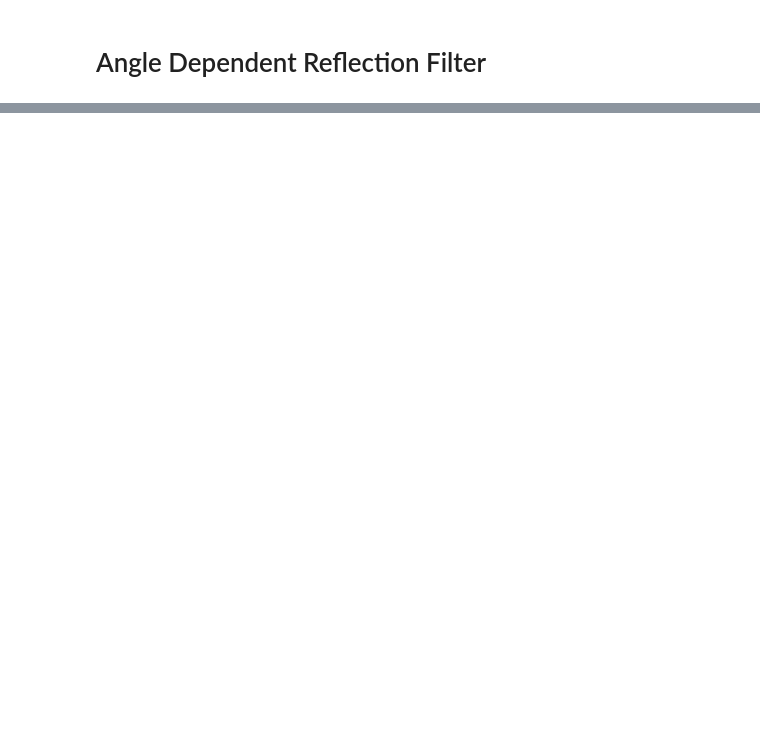
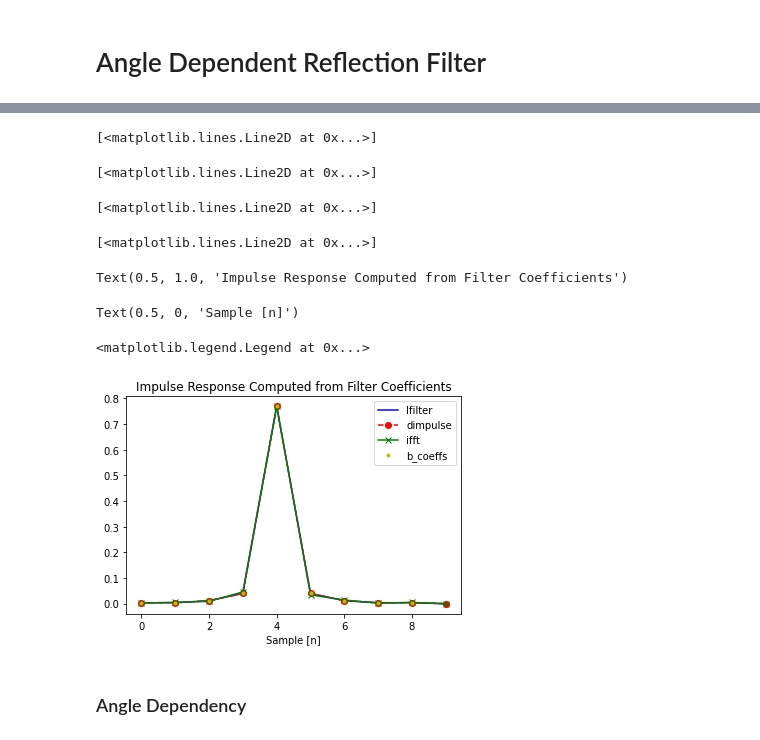
Before and after one commit to steDamiano/pyroadacoustics, a Jupyter notebook: angle_dep_filter.ipynb, the cells around one changed output, grey strips where cells are left out. Drawn from its saved outputs; the diff is of its cells as text; code cells hidden in the pictures; blank space fills up the shorter version.

```diff
--- a/angle_dep_filter.ipynb
+++ b/angle_dep_filter.ipynb
@@ -111,0 +159,25 @@ Absorption Coefficients:  [0.19 0.28 0.36 0.42 0.46 0.49 0.5  0.49]
+# %%
+x = np.zeros(100)
+x[0] = 1
+h_imp1 = scipy.signal.lfilter(b_fir, 1, x)
+time, imp_resp1 = scipy.signal.dimpulse((b_fir, np.concatenate((np.array([1.]), np.zeros(len(b_fir)-1))), 1), n=25)
+
+plt.plot(h_imp1[:10], 'b-')
+plt.plot(imp_resp1[0][:10], 'r--o')
+plt.plot(h_fir[:10], 'g-x')
+plt.plot(b_fir, 'y.')
+plt.title('Impulse Response Computed from Filter Coefficients')
+plt.xlabel('Sample [n]')
+plt.legend(['lfilter', 'dimpulse', 'ifft', 'b_coeffs'])
+plt.show()
+# %% [output]
+[<matplotlib.lines.Line2D at 0x...>]
+[<matplotlib.lines.Line2D at 0x...>]
+[<matplotlib.lines.Line2D at 0x...>]
+[<matplotlib.lines.Line2D at 0x...>]
+Text(0.5, 1.0, 'Impulse Response Computed from Filter Coefficients')
+Text(0.5, 0, 'Sample [n]')
+<matplotlib.legend.Legend at 0x...>
+[figure, added]
+# %% [markdown]
+### Angle Dependency
```
Also changed, not shown: parts of 11 cells of this notebook, 1 other file.
